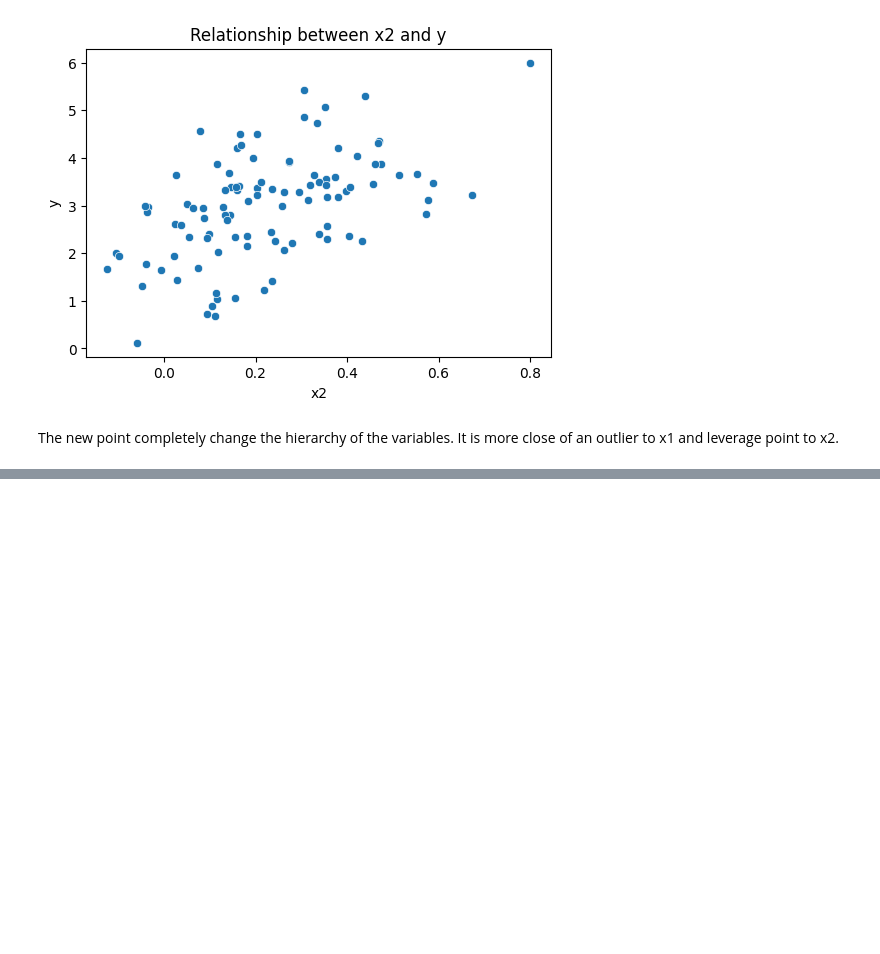
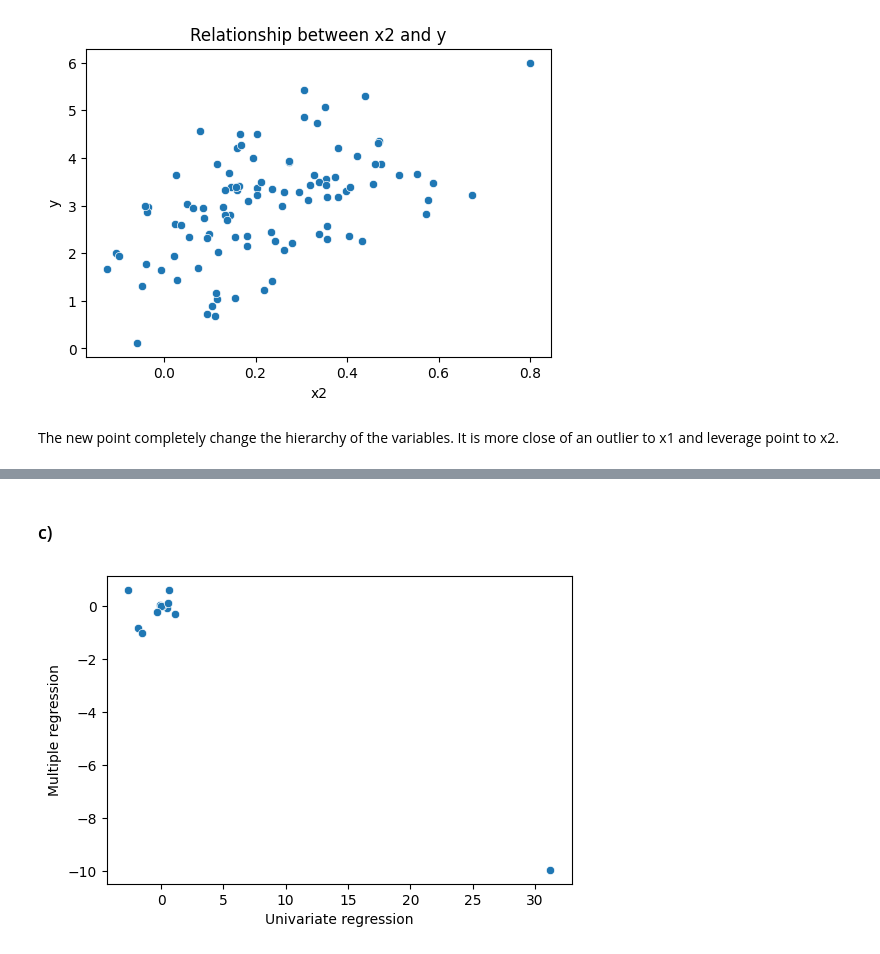
Before and after one commit to mateusmelo821/ISL-Exercises, a Jupyter notebook: Chapter_3.ipynb, the cells around one changed output, grey strips where cells are left out. Saved outputs shown, nothing was run; the diff lists cells and outputs as text; code cells hidden in the pictures; blank space fills up the shorter version.

```diff
--- a/Chapter_3.ipynb
+++ b/Chapter_3.ipynb
@@ -1255,0 +1260,10 @@ The new point completely change the hierarchy of the variables. It is more close
+# %%
+import pandas as pd
+import numpy as np
+import statsmodels.formula.api as sm
+import seaborn as sns
+import matplotlib.pyplot as plt
+
+boston_path = "/content/drive/MyDrive/Data Science/data/Boston.csv"
+df_boston = pd.read_csv(boston_path, index_col=0)
+df_boston.tail()
@@ -1255,0 +1277,9 @@ The new point completely change the hierarchy of the variables. It is more close
+# %%
+x = df_boston.iloc[:,1:].columns
+single_p = []
+for i in x:
+  formula = 'crim ~ ' + i
+  model = sm.ols(formula, data=df_boston)
+  results = model.fit()
+  print('Predictor:{}\t p-value:{}'.format(i, results.pvalues.iloc[1]))
+  single_p.append(results.params.iloc[1])
@@ -1255,0 +1303,6 @@ The new point completely change the hierarchy of the variables. It is more close
+# %%
+x = df_boston.iloc[:,1:].columns
+x = '+'.join(x)
+model = sm.ols('crim ~ ' + x, data=df_boston)
+results = model.fit()
+print(results.summary())
@@ -1255,0 +1334,11 @@ The new point completely change the hierarchy of the variables. It is more close
+# %% [markdown]
+### c)
+# %%
+multi_p = results.params[1:]
+fig, ax = plt.subplots(figsize=(6, 4))
+sns.scatterplot(x=single_p, y=multi_p, ax=ax)
+ax.set_xlabel('Univariate regression')
+ax.set_ylabel('Multiple regression')
+plt.show()
+# %% [output]
+[figure, added]
```
Also changed, not shown: parts of 15 cells of this notebook.
